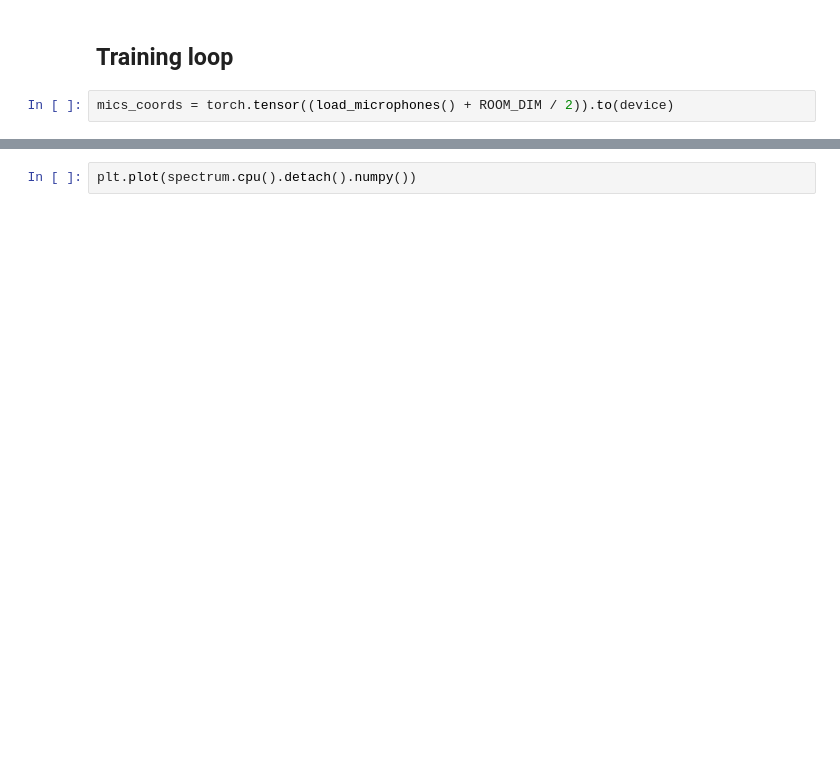
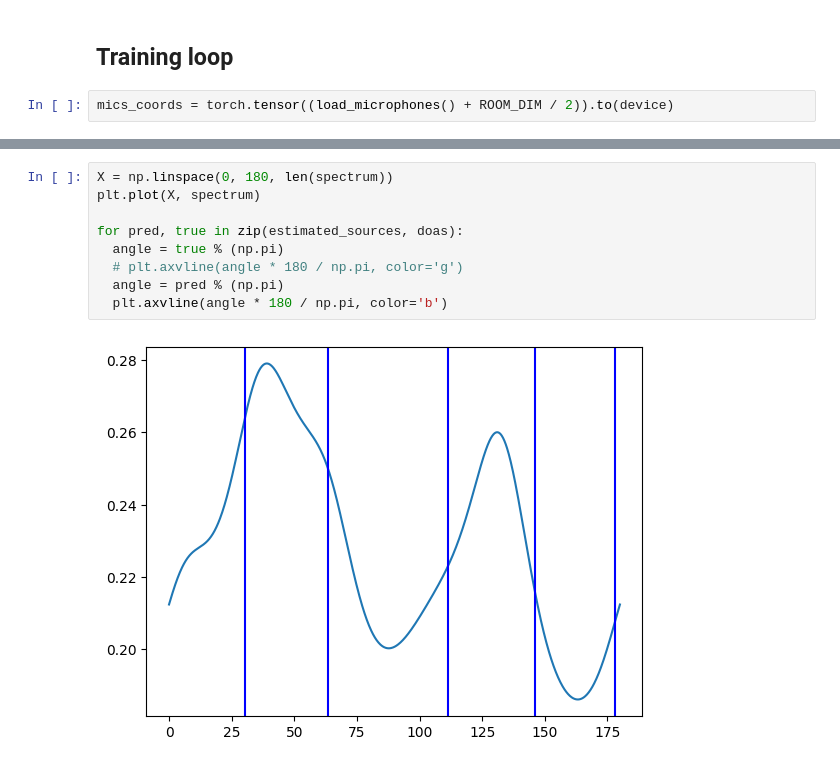
Before and after one commit to MichelDucartier/music_doa, a Jupyter notebook: MUSIC_ML_stuff.ipynb, the cells around one changed output, grey strips where cells are left out. Cells and saved outputs as stored; diff of their text form; blank space fills up the shorter version.

```diff
--- a/MUSIC_ML_stuff.ipynb
+++ b/MUSIC_ML_stuff.ipynb
@@ -184,2 +206,11 @@ for data in ds:
-# %%
-plt.plot(spectrum.cpu().detach().numpy())
+# %%
+X = np.linspace(0, 180, len(spectrum))
+plt.plot(X, spectrum)
+
+for pred, true in zip(estimated_sources, doas):
+  angle = true % (np.pi)
+  # plt.axvline(angle * 180 / np.pi, color='g')
+  angle = pred % (np.pi)
+  plt.axvline(angle * 180 / np.pi, color='b')
+# %% [output]
+[figure, added]
```
Also changed, not shown: parts of 11 cells of this notebook, 2 other files.
